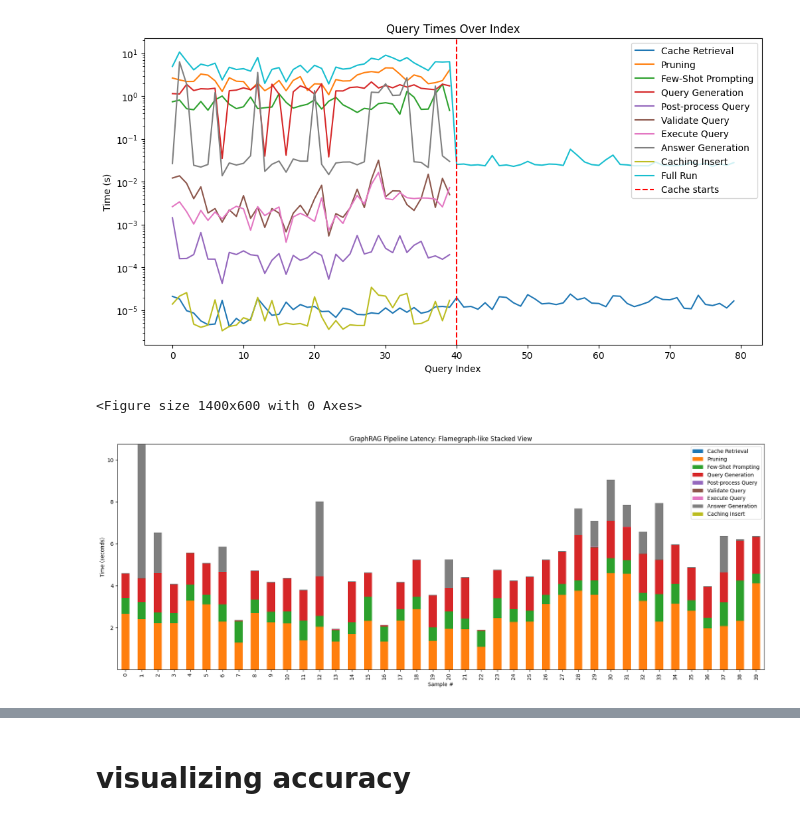
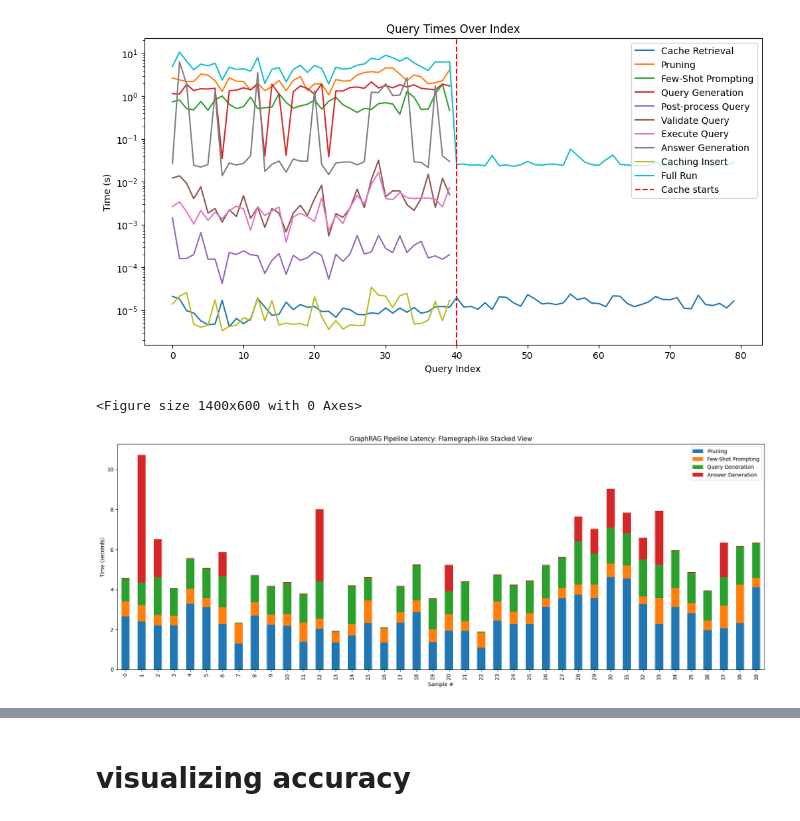
Before and after one commit to Douae-Kbl/CS-E4780-project2, a Jupyter notebook: data/plotting.ipynb, the cells around one changed output, grey strips where cells are left out. Cells and saved outputs as stored; diff of their text form; code cells hidden in the pictures.

Commit message:
plotting

```diff
--- a/data/plotting.ipynb
+++ b/data/plotting.ipynb
@@ -108,23 +108,23 @@ plt.show()
 # %%
 plt.figure(figsize=(14, 6))
 df_plot = df_plot[:40]
-df_plot = df_plot.drop(columns=['Full Run'])
+df_plot = df_plot.drop(columns=['Full Run', 'Cache Retrieval', 'Caching Insert', 'Execute Query', 'Validate Query', 'Post-process Query'])
 # Stacked bar plot
 df_plot.plot(
     kind="bar",
     stacked=True,
     figsize=(18, 7),
     legend=True
 )
 
 plt.xlabel("Sample #")
 plt.ylabel("Time (seconds)")
 plt.title("GraphRAG Pipeline Latency: Flamegraph-like Stacked View")
 plt.tight_layout()
 plt.show()
 # %% [output]
 <Figure size 1400x600 with 0 Axes>
-[figure, old version]
+[figure, new version]
 # %%
 initial_data = pd.read_csv("test_results_initial_pipeline.csv")
 latency_lines_initial = initial_data['latencies']
```
Also changed, not shown: parts of 7 cells of this notebook.
